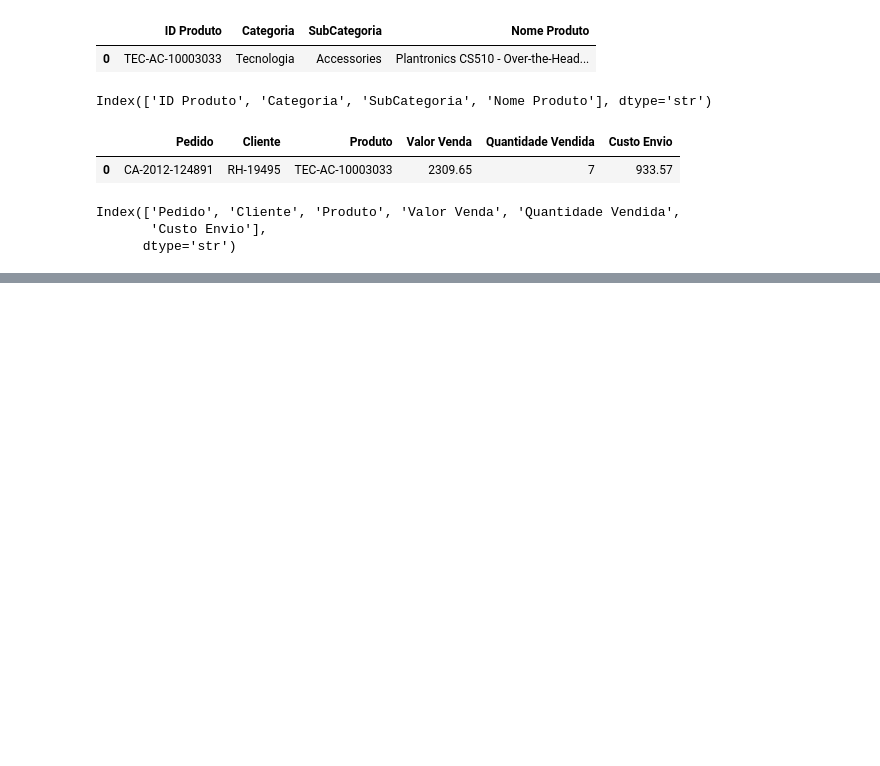
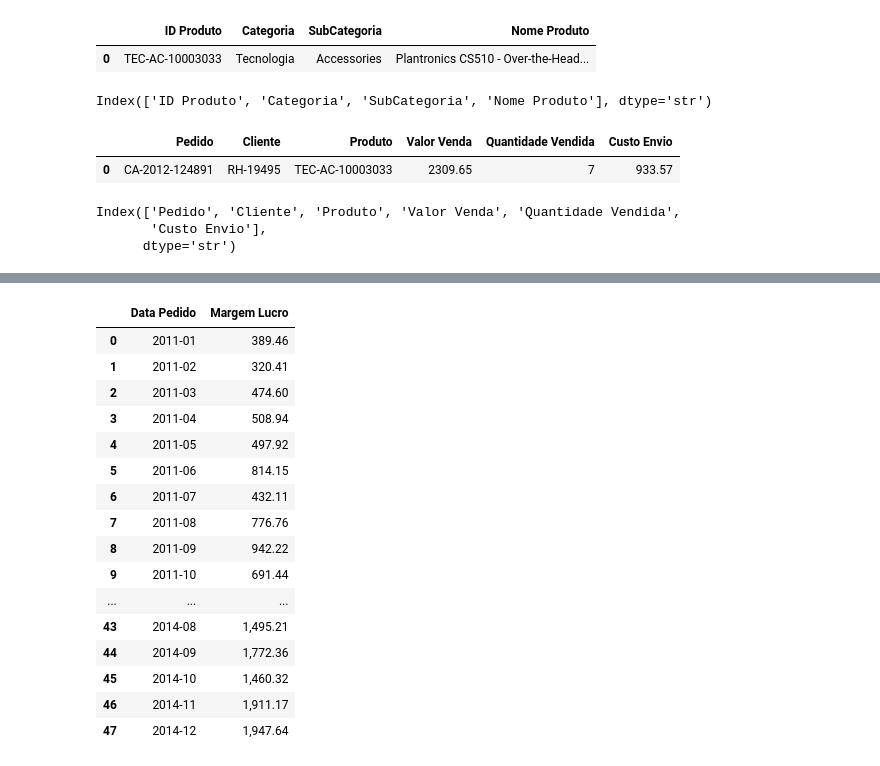
Before and after one commit to LuizPauloAlves/Estudo-Powe-BI-e-Looker, a Jupyter notebook: Cap03/Cap_03_perguntas_de_negocio.ipynb, the cells around one changed output, grey strips where cells are left out. Cells and saved outputs as stored; diff of their text form; code cells hidden in the pictures; blank space fills up the shorter version.

```diff
--- a/Cap03/Cap_03_perguntas_de_negocio.ipynb
+++ b/Cap03/Cap_03_perguntas_de_negocio.ipynb
@@ -67,0 +211,4 @@ Index(['Pedido', 'Cliente', 'Produto', 'Valor Venda', 'Quantidade Vendida',
+# %%
+super_dataset['Lucro'] = super_dataset['Valor Venda'] - super_dataset['Custo Envio']
+lucro_medio_por_categoria = super_dataset.groupby(['Categoria'])['Lucro'].mean().reset_index().sort_values('Lucro', ascending=False)
+lucro_medio_por_categoria
@@ -67,0 +229,22 @@ Index(['Pedido', 'Cliente', 'Produto', 'Valor Venda', 'Quantidade Vendida',
+# %%
+super_dataset['Margem Lucro'] = super_dataset['Lucro'] / super_dataset['Valor Venda']
+valor_margem_de_lucro_pelo_tempo = super_dataset.groupby(super_dataset['Data Pedido'].dt.to_period('M'))['Margem Lucro'].sum().reset_index()
+valor_margem_de_lucro_pelo_tempo
+# %% [output]
+|  | Data Pedido | Margem Lucro |
+| 0 | 2011-01 | 389.46 |
+| 1 | 2011-02 | 320.41 |
+| 2 | 2011-03 | 474.60 |
+| 3 | 2011-04 | 508.94 |
+| 4 | 2011-05 | 497.92 |
+| 5 | 2011-06 | 814.15 |
+| 6 | 2011-07 | 432.11 |
+| 7 | 2011-08 | 776.76 |
+| 8 | 2011-09 | 942.22 |
+| 9 | 2011-10 | 691.44 |
+| ... | ... | ... |
+| 43 | 2014-08 | 1,495.21 |
+| 44 | 2014-09 | 1,772.36 |
+| 45 | 2014-10 | 1,460.32 |
+| 46 | 2014-11 | 1,911.17 |
+| 47 | 2014-12 | 1,947.64 |
```
Also changed, not shown: parts of 43 cells of this notebook, 2 other files.
